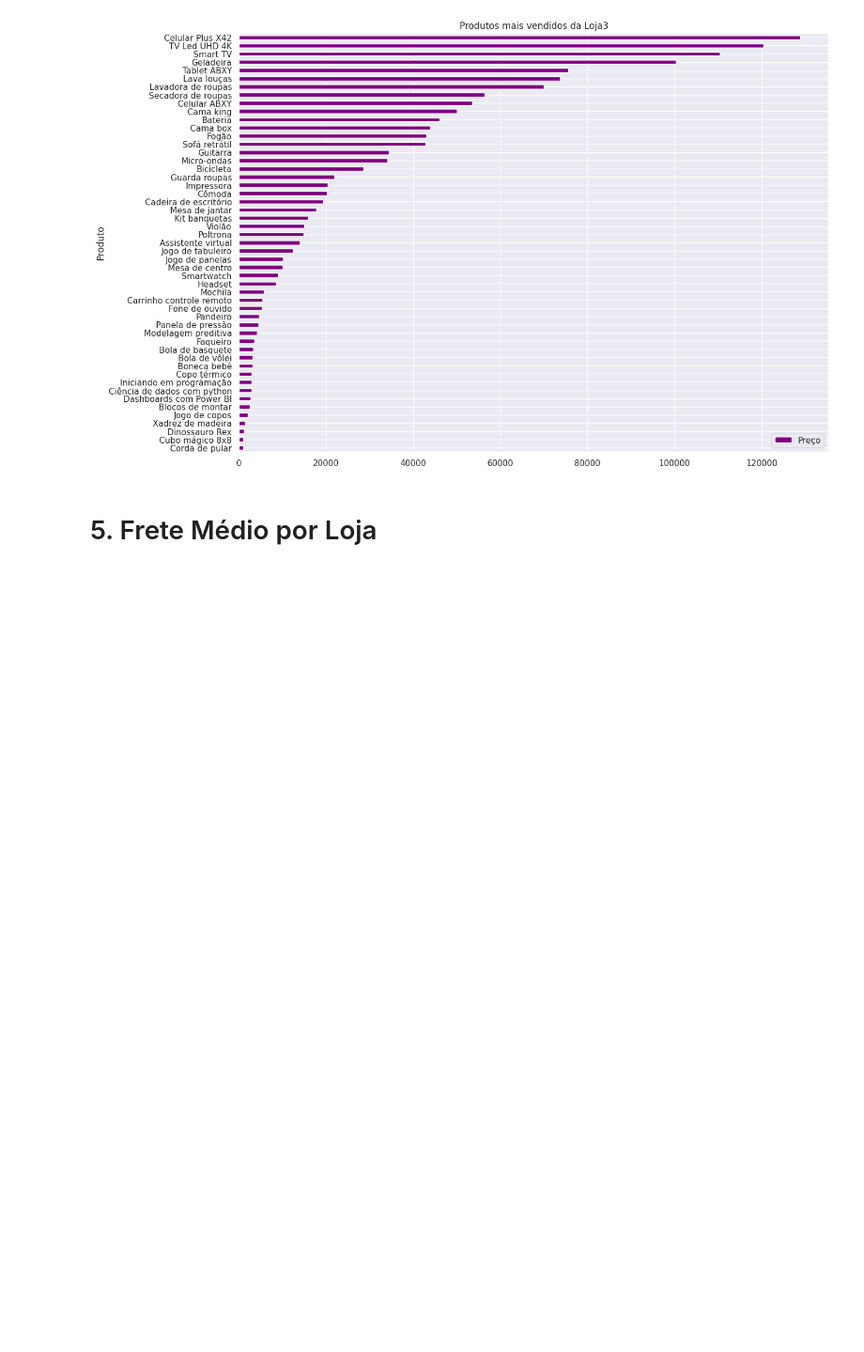
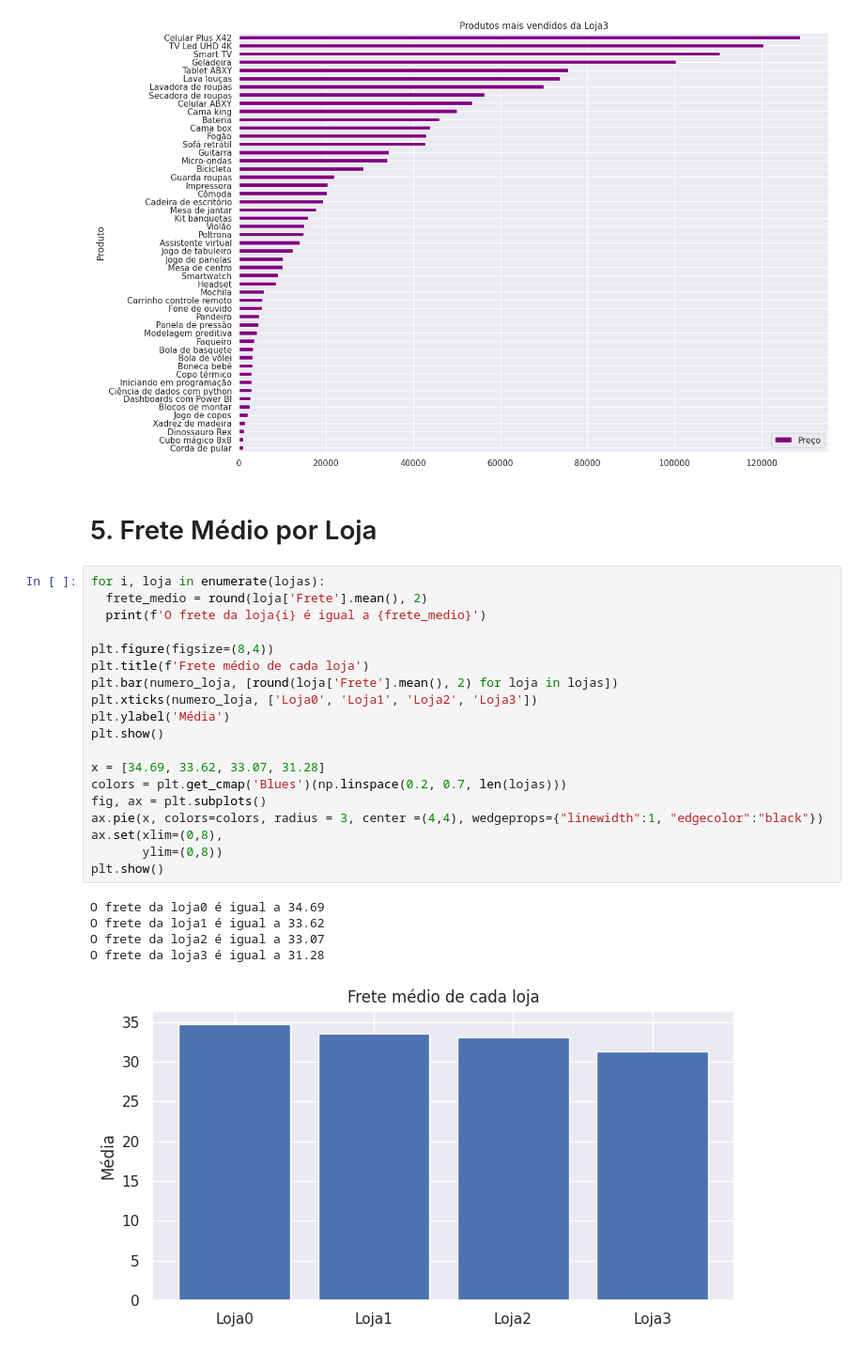
Before and after one commit to Housenkan/ChallengeAluraStore, a Jupyter notebook: AluraStoreBr.ipynb, the cells around one changed output. Shown at 94% size. Drawn from its saved outputs; the diff is of its cells as text; blank space fills up the shorter version.

Commit message:
Atualização - Frete Médio & Relatório

```diff
--- a/AluraStoreBr.ipynb
+++ b/AluraStoreBr.ipynb
@@ -187,3 +172,28 @@ for i, loja in enumerate(lojas):
 [figure]
 # %% [markdown]
 # 5. Frete Médio por Loja
+# %%
+for i, loja in enumerate(lojas):
+  frete_medio = round(loja['Frete'].mean(), 2)
+  print(f'O frete da loja{i} é igual a {frete_medio}')
+
+plt.figure(figsize=(8,4))
+plt.title(f'Frete médio de cada loja')
+plt.bar(numero_loja, [round(loja['Frete'].mean(), 2) for loja in lojas])
+plt.xticks(numero_loja, ['Loja0', 'Loja1', 'Loja2', 'Loja3'])
+plt.ylabel('Média')
+plt.show()
+
+x = [34.69, 33.62, 33.07, 31.28]
+colors = plt.get_cmap('Blues')(np.linspace(0.2, 0.7, len(lojas)))
+fig, ax = plt.subplots()
+ax.pie(x, colors=colors, radius = 3, center =(4,4), wedgeprops={"linewidth":1, "edgecolor":"black"})
+ax.set(xlim=(0,8),
+       ylim=(0,8))
+plt.show()
+# %% [output]
+O frete da loja0 é igual a 34.69
+O frete da loja1 é igual a 33.62
+O frete da loja2 é igual a 33.07
+O frete da loja3 é igual a 31.28
+[figure, added]
```
Also changed, not shown: parts of 5 cells of this notebook.
